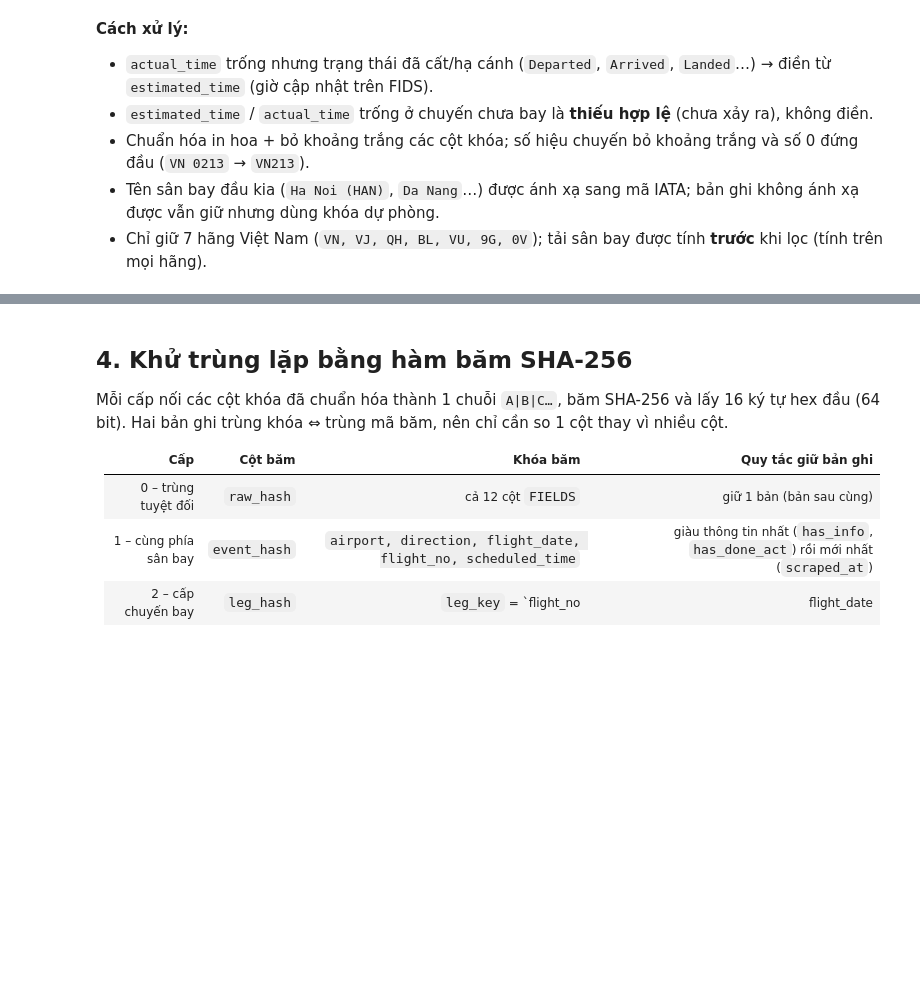
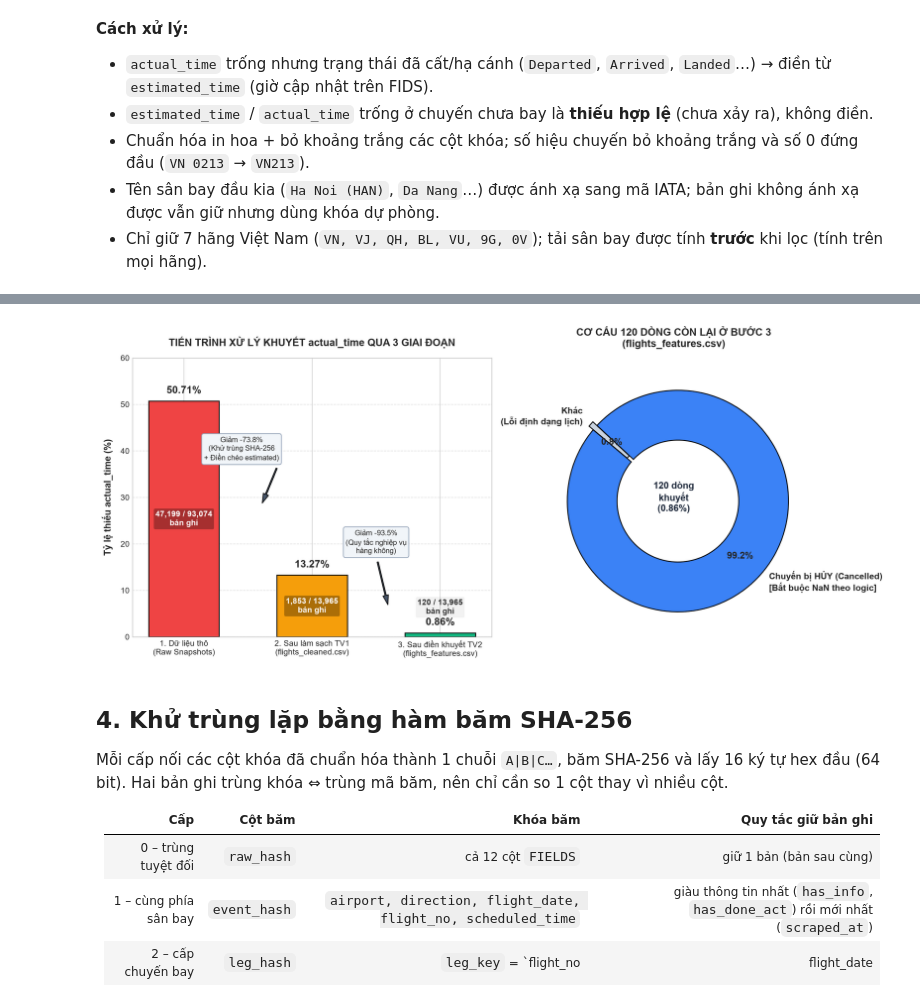
Before and after one commit to nadweb/datamining_nhom8, a Jupyter notebook: notebooks/01_member1_cleaning_integration.ipynb, the cells around one changed output, grey strips where cells are left out. Drawn from its saved outputs; the diff is of its cells as text; code cells hidden in the pictures; blank space fills up the shorter version.

Commit message:
Update presentation slides with verified metrics, clean layout, and web app updates

```diff
--- a/notebooks/01_member1_cleaning_integration.ipynb
+++ b/notebooks/01_member1_cleaning_integration.ipynb
@@ -36,7 +36,12 @@ plt.rcParams["figure.dpi"] = 110
 
 def save(name):
     plt.tight_layout()
-    plt.savefig(FIG_DIR / f"{name}.png", dpi=150, bbox_inches="tight")
+    try:
+        plt.savefig(FIG_DIR / f"{name}.png", dpi=150, bbox_inches="tight")
+    except Exception:
+        fallback = ROOT / "docs" / "images"
+        fallback.mkdir(parents=True, exist_ok=True)
+        plt.savefig(fallback / f"{name}.png", dpi=150, bbox_inches="tight")
     plt.show()
 
 print("Gốc repo:", ROOT)
@@ -110,3 +126,62 @@ Tên sân bay đầu kia chưa ánh xạ được mã IATA (top 20):
+# %%
+# Trực quan hóa tiến trình giảm khuyết actual_time qua 3 giai đoạn
+fig, (ax1, ax2) = plt.subplots(1, 2, figsize=(14, 5.2), gridspec_kw={"width_ratios": [1.3, 1]})
+
+# Panel 1: Biểu đồ cột tiến trình giảm khuyết
+stages = [
+    "1. Dữ liệu thô\n(Raw Snapshots)",
+    "2. Sau làm sạch TV1\n(flights_cleaned.csv)",
+    "3. Sau điền khuyết TV2\n(flights_features.csv)"
+]
+pcts = [50.71, 13.27, 0.86]
+counts = [47199, 1853, 120]
+totals = [93074, 13965, 13965]
+colors = ["#ef4444", "#f59e0b", "#10b981"]
+
+bars = ax1.bar(stages, pcts, color=colors, width=0.55, edgecolor="black", linewidth=1.2, zorder=3)
+ax1.grid(axis="y", linestyle="--", alpha=0.6, zorder=0)
+ax1.set_ylabel("Tỷ lệ thiếu actual_time (%)", fontsize=11, fontweight="bold")
+ax1.set_title("TIẾN TRÌNH XỬ LÝ KHUYẾT actual_time QUA 3 GIAI ĐOẠN", fontsize=12, fontweight="bold", pad=12)
+ax1.set_ylim(0, 60)
+
+for bar, pct, cnt, tot in zip(bars, pcts, counts, totals):
+    h = bar.get_height()
+    ax1.text(bar.get_x() + bar.get_width()/2, h + 1.2, f"{pct:.2f}%", ha="center", va="bottom", fontsize=11, fontweight="bold")
+    ax1.text(bar.get_x() + bar.get_width()/2, h/2 if h > 5 else h + 5.5, f"{cnt:,} / {tot:,}\nbản ghi",
+             ha="center", va="center", fontsize=9, fontweight="bold",
+             color="white" if h > 5 else "#333333",
+             bbox=dict(boxstyle="round,pad=0.2", facecolor="black", alpha=0.3 if h > 5 else 0.05, edgecolor="none"))
+
+ax1.annotate("Giảm -73.8%\n(Khử trùng SHA-256\n+ Điền chéo estimated)",
+             xy=(0.6, 28), xytext=(0.45, 38),
+             arrowprops=dict(facecolor="#475569", shrink=0.08, width=1.5, headwidth=6),
+             fontsize=8.5, ha="center", bbox=dict(boxstyle="round,pad=0.25", facecolor="#f1f5f9", edgecolor="#94a3b8"))
+
+ax1.annotate("Giảm -93.5%\n(Quy tắc nghiệp vụ\nhàng không)",
+             xy=(1.6, 6), xytext=(1.5, 18),
+             arrowprops=dict(facecolor="#475569", shrink=0.08, width=1.5, headwidth=6),
+             fontsize=8.5, ha="center", bbox=dict(boxstyle="round,pad=0.25", facecolor="#f1f5f9", edgecolor="#94a3b8"))
+
+# Panel 2: Biểu đồ Donut giải trình 120 dòng khuyết còn lại
+labels = ["Chuyến bị HỦY (Cancelled)\n[Bắt buộc NaN theo logic]", "Khác\n(Format ký tự)"]
+sizes = [119, 1]
+donut_colors = ["#3b82f6", "#cbd5e1"]
+
+wedges, texts, autotexts = ax2.pie(
+    sizes, explode=(0.05, 0), labels=labels, autopct="%1.1f%%",
+    startangle=140, colors=donut_colors,
+    wedgeprops=dict(width=0.45, edgecolor="black", linewidth=1.2),
+    textprops=dict(fontsize=10, fontweight="bold"), pctdistance=0.75
+)
+for at in autotexts:
+    at.set_fontsize(11); at.set_fontweight("bold")
+
+ax2.set_title("CƠ CẤU 120 DÒNG CÒN LẠI Ở BƯỚC 3\n(flights_features.csv)", fontsize=12, fontweight="bold", pad=12)
+ax2.text(0, 0, "120 dòng\nkhuyết\n(0.86%)", ha="center", va="center", fontsize=11, fontweight="bold", color="#1e293b")
+
+save("01_actual_time_imputation_progression")
+# %% [output]
+[figure, added]
 # %% [markdown]
 ## 4. Khử trùng lặp bằng hàm băm SHA-256
 Mỗi cấp nối các cột khóa đã chuẩn hóa thành 1 chuỗi `A|B|C…`, băm SHA-256 và lấy 16 ký tự hex đầu (64 bit).
```
Also changed, not shown: parts of 1 cell of this notebook, 26 other files.
